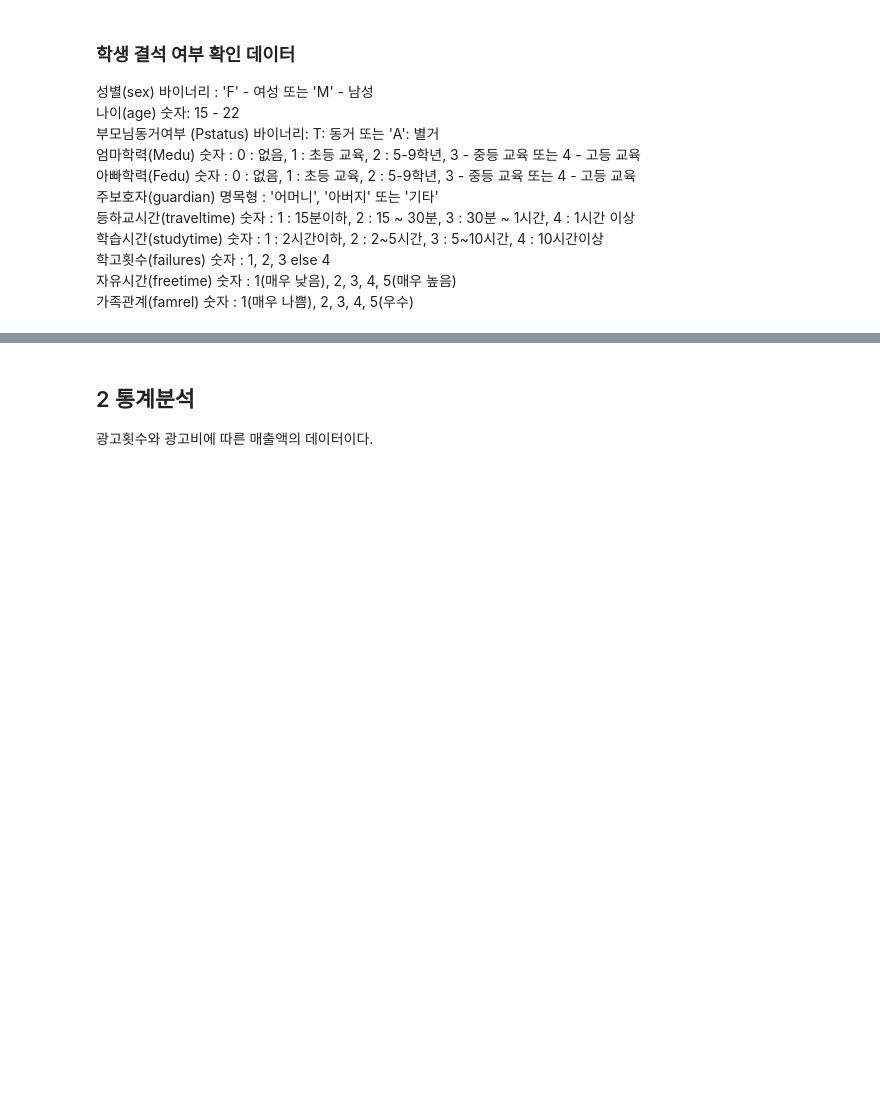
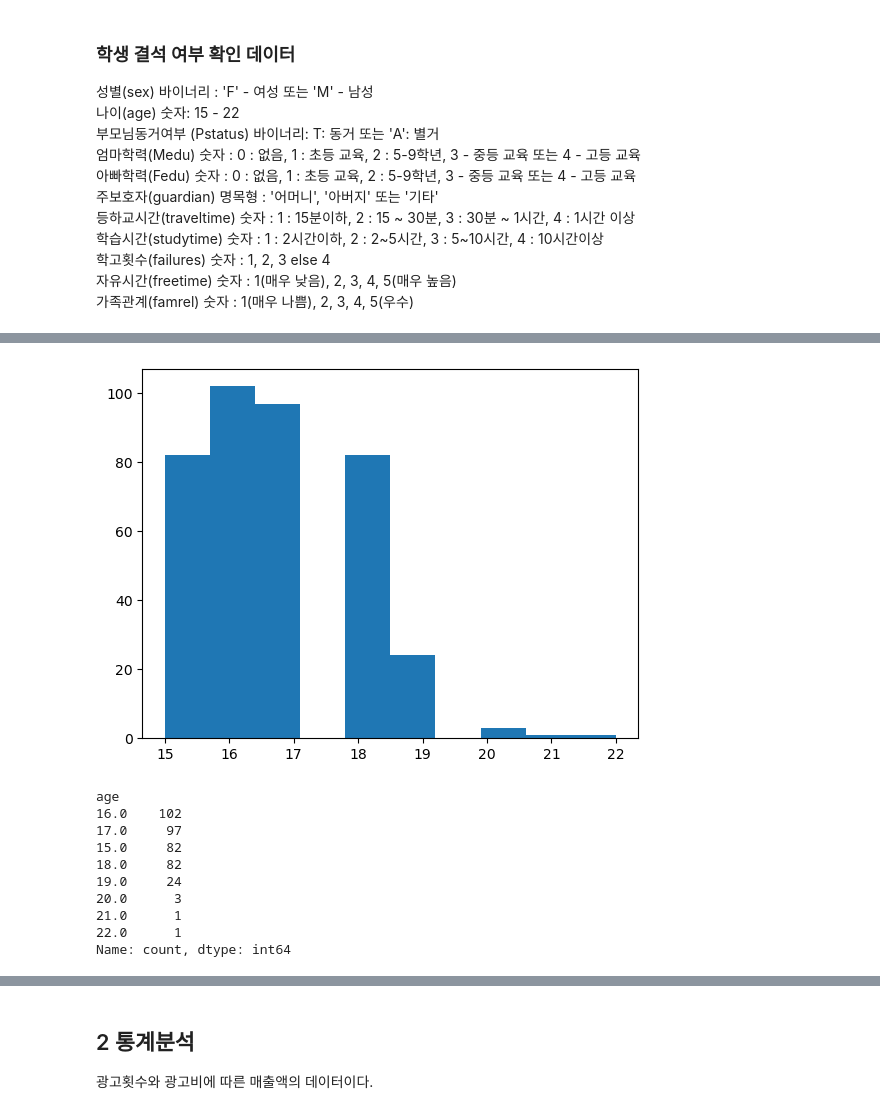
Before and after one commit to Junoflows/ADP, a Jupyter notebook: 문제/ADP_24회_기출.ipynb, the cells around one changed output, grey strips where cells are left out. Saved outputs shown, nothing was run; the diff lists cells and outputs as text; code cells hidden in the pictures; blank space fills up the shorter version.

```diff
--- a/문제/ADP_24회_기출.ipynb
+++ b/문제/ADP_24회_기출.ipynb
@@ -14,3 +14,8 @@
 학고횟수(failures)  숫자 : 1, 2, 3 else 4
 자유시간(freetime) 숫자 : 1(매우 낮음), 2, 3, 4, 5(매우 높음)
 가족관계(famrel) 숫자 : 1(매우 나쁨), 2, 3, 4, 5(우수)
+# %%
+import pandas as pd
+
+df= pd.read_csv('https://raw.githubusercontent.com/Datamanim/datarepo/main/adp/24/problem1.csv')
+df.head()
@@ -18,0 +57,3 @@
+# %%
+quan = ['age']
+qual = df.columns.drop(['age', 'absences'])
@@ -18,0 +81,19 @@
+# %%
+# 양적변수 시각화
+import matplotlib.pyplot as plt
+plt.hist(df[quan])
+plt.show()
+
+df[quan].value_counts()
+# %% [output]
+[figure, added]
+age
+16.0    102
+17.0     97
+15.0     82
+18.0     82
+19.0     24
+20.0      3
+21.0      1
+22.0      1
+Name: count, dtype: int64
```
Also changed, not shown: parts of 47 cells of this notebook, 2 other files.
